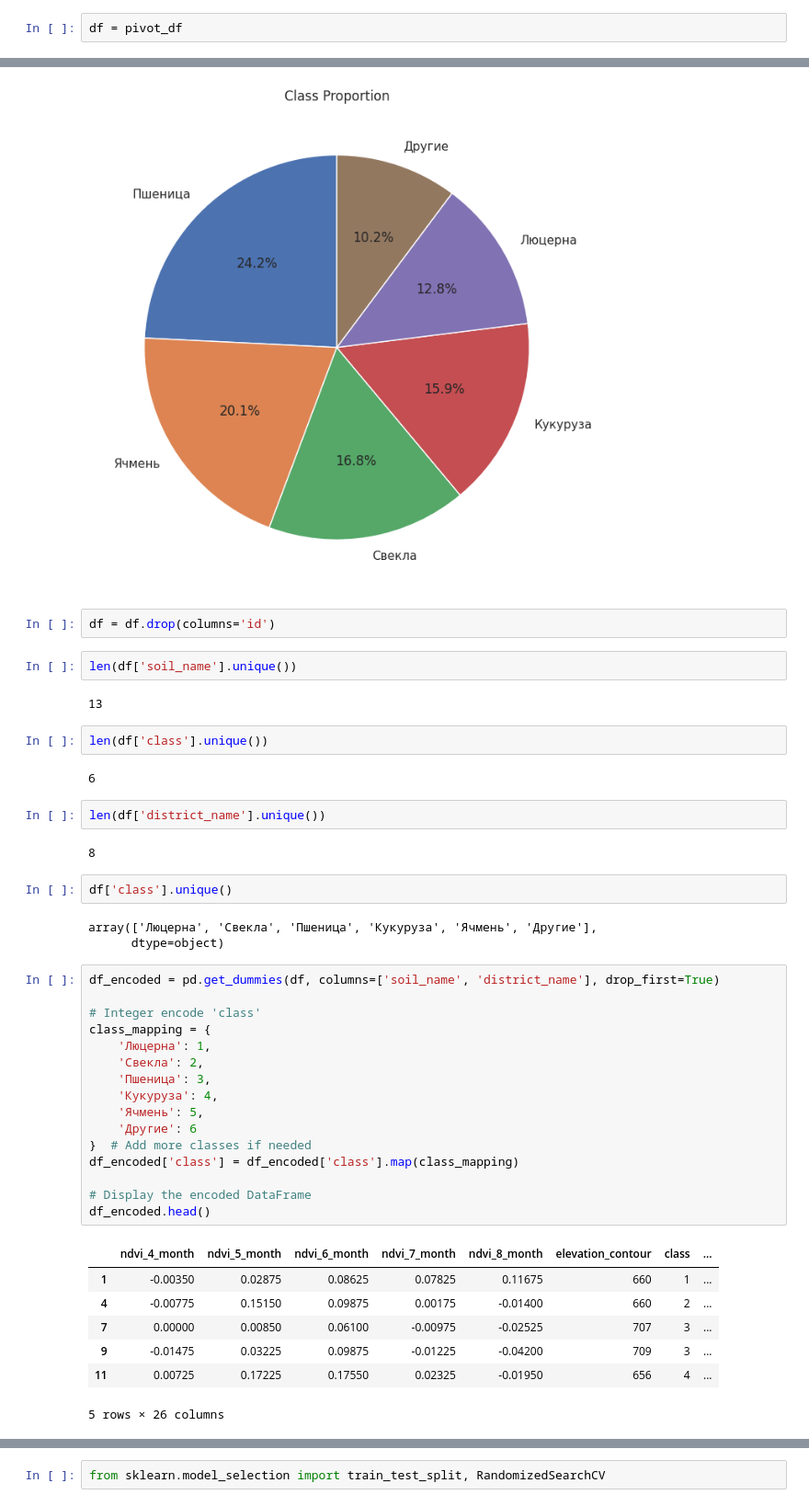
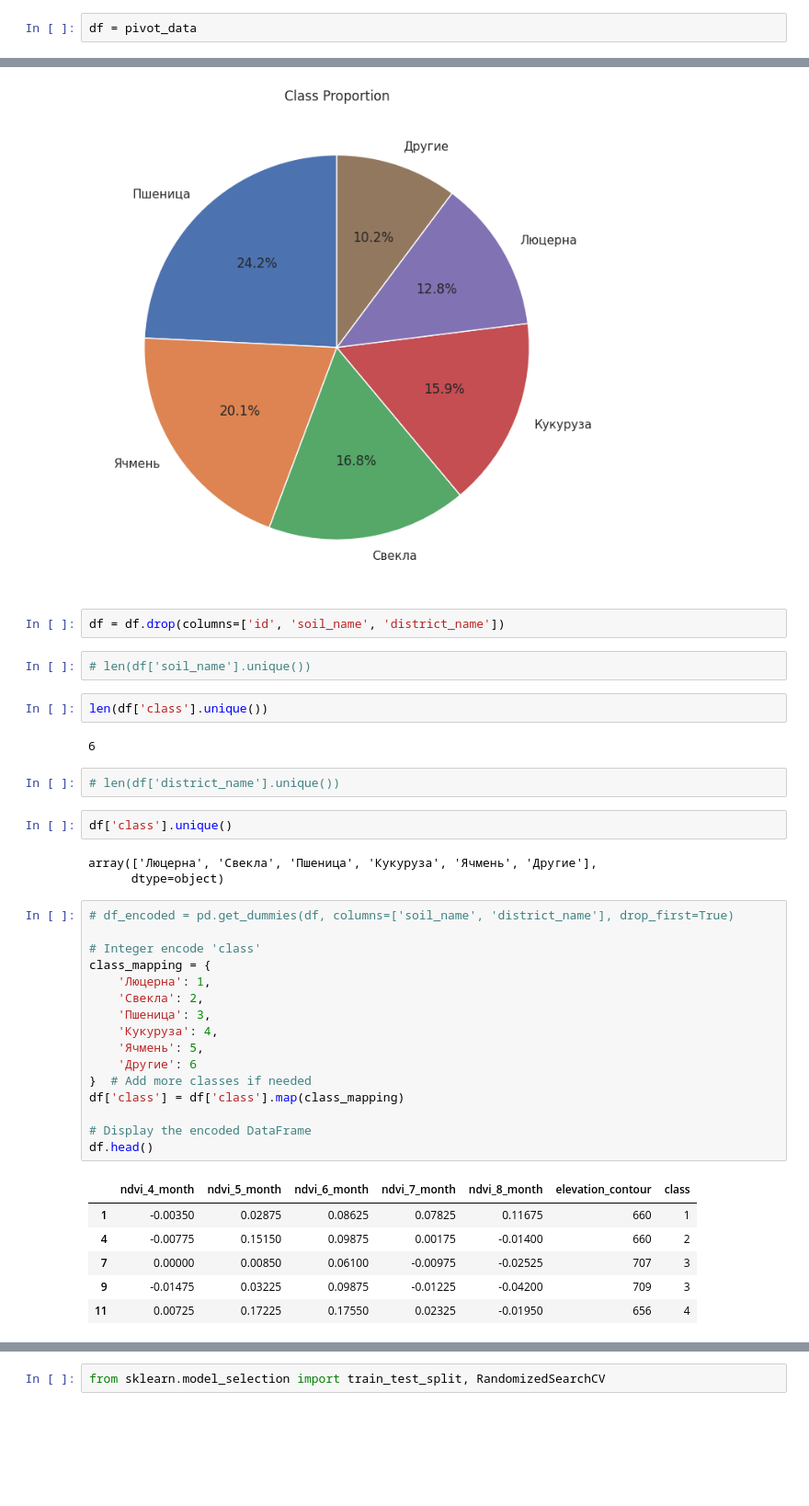
Before and after one commit to PetaBytePro/culture_agromap_DS, a Jupyter notebook: data_preparing.ipynb, the cells around one changed output, grey strips where cells are left out. Shown: that part at 92% size. Saved outputs shown, nothing was run; the diff lists cells and outputs as text; blank space fills up the shorter version.

Commit message:
new arch of folders and preparing for new data

```diff
--- a/data_preparing.ipynb
+++ b/data_preparing.ipynb
@@ -74,7 +77,7 @@ ndvi_7_month    146
 ndvi_8_month    201
 dtype: int64
 # %%
-df = pivot_df
+df = pivot_data
 # %%
 df['class'].value_counts()
 # %% [output]
@@ -246,46 +249,41 @@ plt.show()
 [figure]
 [figure]
 # %%
-df = df.drop(columns='id')
+df = df.drop(columns=['id', 'soil_name', 'district_name'])
 # %%
-len(df['soil_name'].unique())
+# len(df['soil_name'].unique())
-# %% [output]
-13
 # %%
 len(df['class'].unique())
 # %% [output]
 6
 # %%
-len(df['district_name'].unique())
+# len(df['district_name'].unique())
-# %% [output]
-8
 # %%
 df['class'].unique()
 # %% [output]
 array(['Люцерна', 'Свекла', 'Пшеница', 'Кукуруза', 'Ячмень', 'Другие'],
       dtype=object)
 # %%
-df_encoded = pd.get_dummies(df, columns=['soil_name', 'district_name'], drop_first=True)
+# df_encoded = pd.get_dummies(df, columns=['soil_name', 'district_name'], drop_first=True)
 
 # Integer encode 'class'
 class_mapping = {
     'Люцерна': 1,
     'Свекла': 2,
     'Пшеница': 3,
     'Кукуруза': 4,
     'Ячмень': 5,
     'Другие': 6
 }  # Add more classes if needed
-df_encoded['class'] = df_encoded['class'].map(class_mapping)
+df['class'] = df['class'].map(class_mapping)
 
 # Display the encoded DataFrame
-df_encoded.head()
+df.head()
 # %% [output]
-|  | ndvi_4_month | ndvi_5_month | ndvi_6_month | ndvi_7_month | ndvi_8_month | elevation_contour | class | ... |
-| 1 | -0.00350 | 0.02875 | 0.08625 | 0.07825 | 0.11675 | 660 | 1 | ... |
-| 4 | -0.00775 | 0.15150 | 0.09875 | 0.00175 | -0.01400 | 660 | 2 | ... |
-| 7 | 0.00000 | 0.00850 | 0.06100 | -0.00975 | -0.02525 | 707 | 3 | ... |
-| 9 | -0.01475 | 0.03225 | 0.09875 | -0.01225 | -0.04200 | 709 | 3 | ... |
-| 11 | 0.00725 | 0.17225 | 0.17550 | 0.02325 | -0.01950 | 656 | 4 | ... |
+|  | ndvi_4_month | ndvi_5_month | ndvi_6_month | ndvi_7_month | ndvi_8_month | elevation_contour | class |
+| 1 | -0.00350 | 0.02875 | 0.08625 | 0.07825 | 0.11675 | 660 | 1 |
+| 4 | -0.00775 | 0.15150 | 0.09875 | 0.00175 | -0.01400 | 660 | 2 |
+| 7 | 0.00000 | 0.00850 | 0.06100 | -0.00975 | -0.02525 | 707 | 3 |
+| 9 | -0.01475 | 0.03225 | 0.09875 | -0.01225 | -0.04200 | 709 | 3 |
+| 11 | 0.00725 | 0.17225 | 0.17550 | 0.02325 | -0.01950 | 656 | 4 |
-5 rows × 26 columns
 # %%
```
Also changed, not shown: parts of 6 cells of this notebook, 28 other files.
